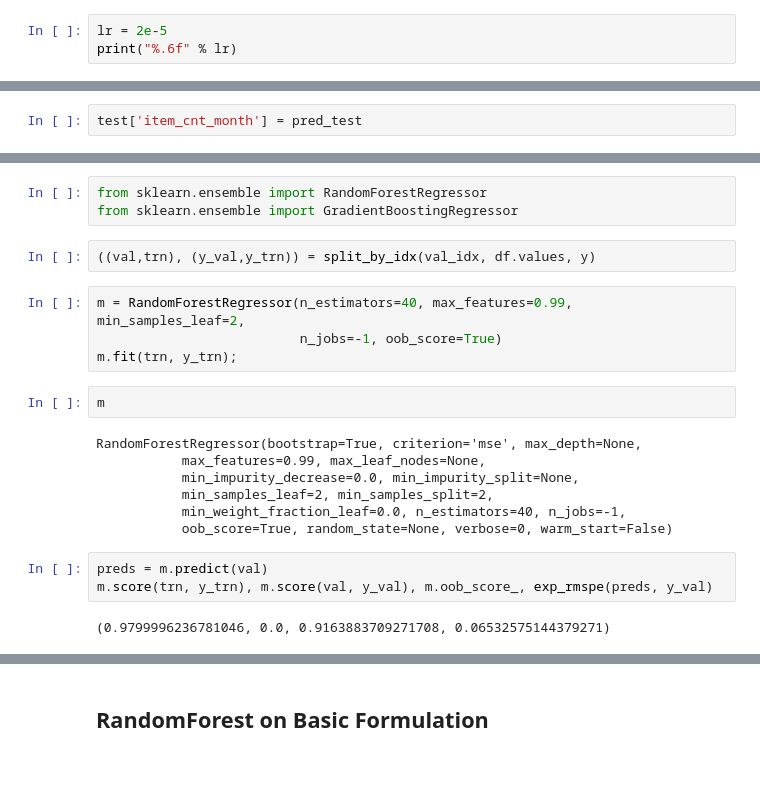
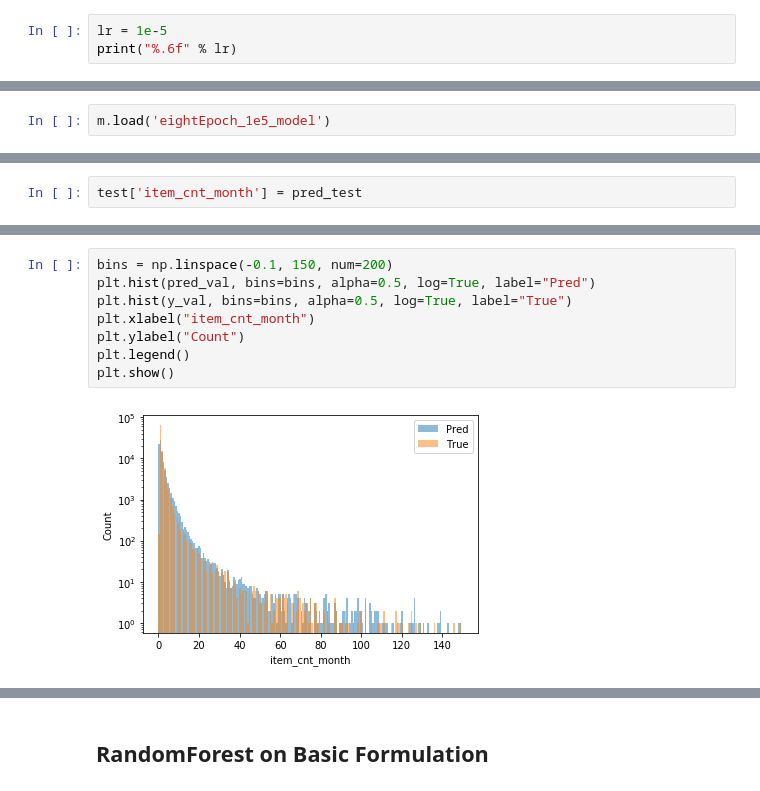
Before and after one commit to levon003/kaggle-predict-future-sales, a Jupyter notebook: code/python/fastai-prediction.ipynb, the cells around one changed output, grey strips where cells are left out. Cells and saved outputs as stored; diff of their text form.

Commit message:
Finished with DL model for prediction.

```diff
--- a/code/python/fastai-prediction.ipynb
+++ b/code/python/fastai-prediction.ipynb
@@ -351,6 +414,6 @@ MixedInputModel(
   (bn): BatchNorm1d(1, eps=1e-05, momentum=0.1, affine=True)
 )
 # %%
-lr = 2e-5
+lr = 1e-5
 print("%.6f" % lr)
 # %% [output]
@@ -383,2 +446,4 @@ m.save('threeEpoch_2e5_model')
+# %%
+m.load('eightEpoch_1e5_model')
 # %%
 pred_val_targs = m.predict_with_targs()
@@ -409,23 +466,10 @@ NameError: name 'pred_test' is not defined
-# %%
-from sklearn.ensemble import RandomForestRegressor
-from sklearn.ensemble import GradientBoostingRegressor
-# %%
-((val,trn), (y_val,y_trn)) = split_by_idx(val_idx, df.values, y)
-# %%
-m = RandomForestRegressor(n_estimators=40, max_features=0.99, min_samples_leaf=2,
-                          n_jobs=-1, oob_score=True)
-m.fit(trn, y_trn);
-# %%
-m
-# %% [output]
-RandomForestRegressor(bootstrap=True, criterion='mse', max_depth=None,
-           max_features=0.99, max_leaf_nodes=None,
-           min_impurity_decrease=0.0, min_impurity_split=None,
-           min_samples_leaf=2, min_samples_split=2,
-           min_weight_fraction_leaf=0.0, n_estimators=40, n_jobs=-1,
-           oob_score=True, random_state=None, verbose=0, warm_start=False)
-# %%
-preds = m.predict(val)
-m.score(trn, y_trn), m.score(val, y_val), m.oob_score_, exp_rmspe(preds, y_val)
-# %% [output]
-(0.9799996236781046, 0.0, 0.9163883709271708, 0.06532575144379271)
+# %%
+bins = np.linspace(-0.1, 150, num=200)
+plt.hist(pred_val, bins=bins, alpha=0.5, log=True, label="Pred")
+plt.hist(y_val, bins=bins, alpha=0.5, log=True, label="True")
+plt.xlabel("item_cnt_month")
+plt.ylabel("Count")
+plt.legend()
+plt.show()
+# %% [output]
+[figure, added]
```
Also changed, not shown: parts of 25 cells of this notebook, 1 other file.
